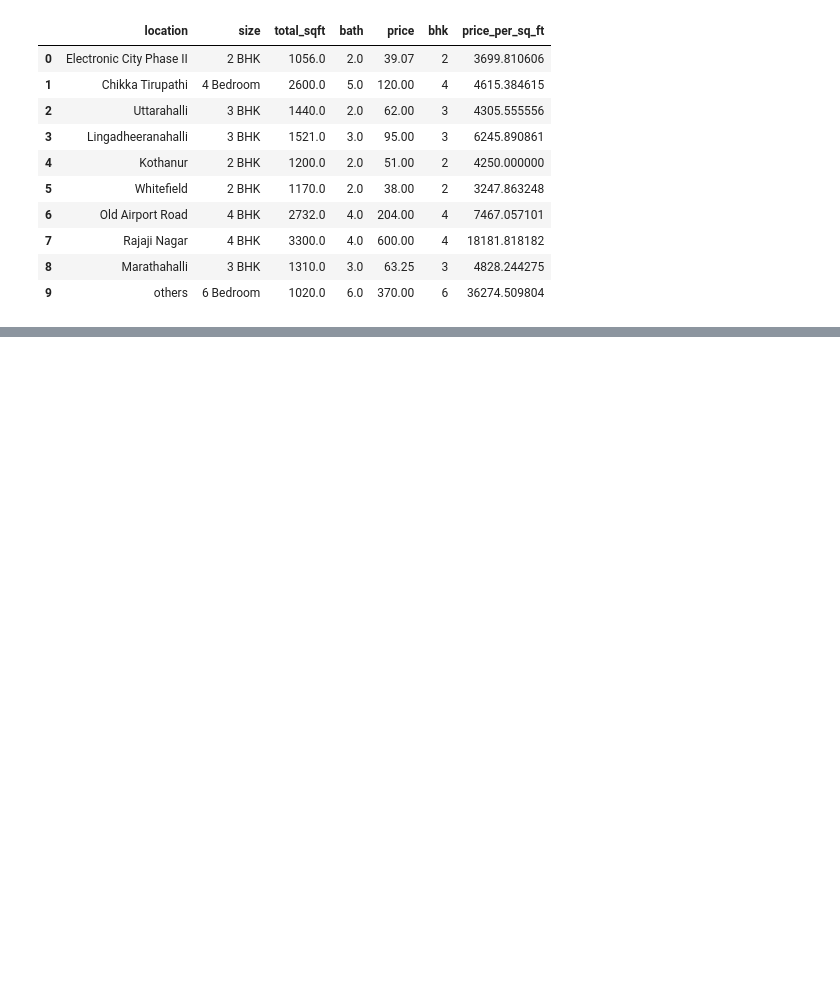
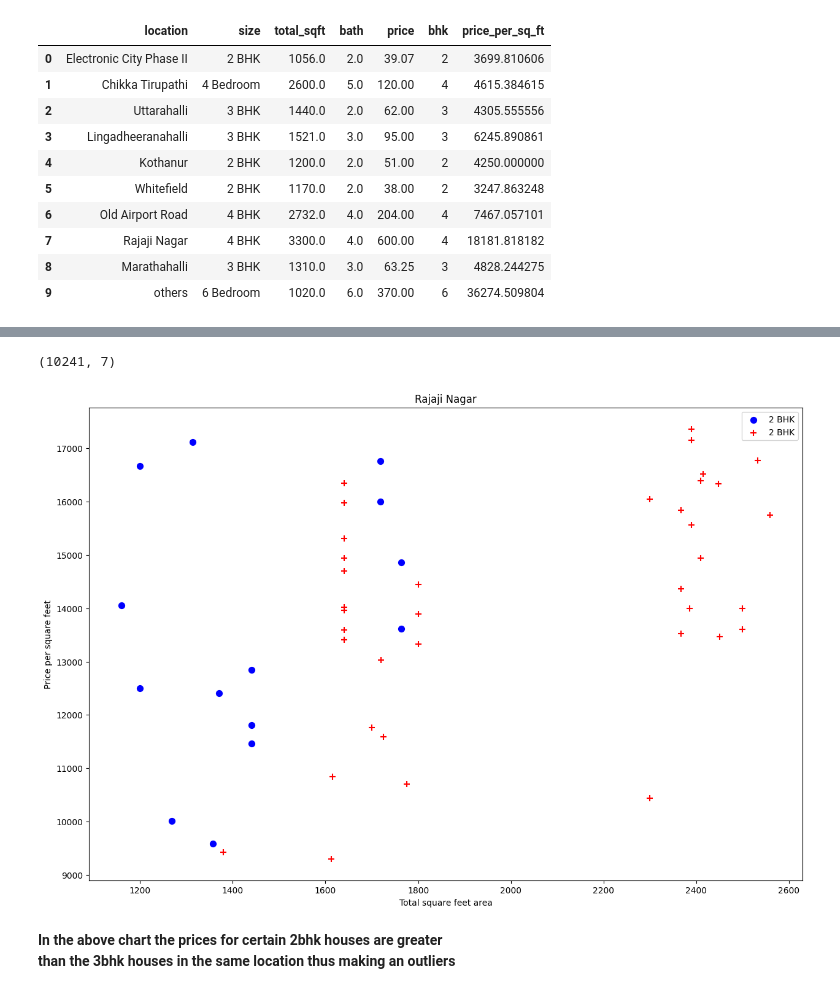
Before and after one commit to hariThorve/RealEstate_Price_prediction_project, a Jupyter notebook: realEstatepricePrediction.ipynb, the cells around one changed output, grey strips where cells are left out. Saved outputs shown, nothing was run; the diff lists cells and outputs as text; code cells hidden in the pictures; blank space fills up the shorter version.

```diff
--- a/realEstatepricePrediction.ipynb
+++ b/realEstatepricePrediction.ipynb
@@ -224,0 +241,4 @@ df4.head(10)
+# %%
+#removing the outliers in the sqft columns
+df5 = df4[-(df4.total_sqft/df4.bhk<300)]
+df5.shape
@@ -224,0 +260,35 @@ df4.head(10)
+# %%
+#in the above statement the outliers are the mininmum and the maximum values
+#removing price_per_sqft outliers
+
+def remove_pps_outliers(df):
+  df_out = pd.DataFrame()
+  for key, subdf in df.groupby('location'):
+    m = np.mean(subdf.price_per_sq_ft)
+    st = np.std(subdf.price_per_sq_ft)
+    reduced_df = subdf[(subdf.price_per_sq_ft > (m-st)) & (subdf.price_per_sq_ft <= (m+st))]
+    df_out = pd.concat([df_out,reduced_df], ignore_index=True)
+  return df_out
+
+df6 = remove_pps_outliers(df5)
+df6.shape
+# %% [output]
+(10241, 7)
+# %%
+def plot_scatter_chart(df, location):
+  bh2 = df[(df.location==location) &(df.bhk==2)]
+  bh3 = df[(df.location==location) &(df.bhk==3)]
+  matplotlib.rcParams['figure.figsize'] = (15, 10)
+  plt.scatter(bh2.total_sqft, bh2.price_per_sq_ft, color="blue", label="2 BHK", s=50)
+  plt.scatter(bh3.total_sqft, bh3.price_per_sq_ft, color="red",marker ="+", label="2 BHK", s=50)
+  plt.xlabel("Total square feet area")
+  plt.ylabel("Price per square feet")
+  plt.title(location)
+  plt.legend()
+
+plot_scatter_chart(df6, "Rajaji Nagar")
+# %% [output]
+[figure, added]
+# %% [markdown]
+**In the above chart the prices for certain 2bhk houses are greater<br>
+than the 3bhk houses in the same location thus making an outliers**
```
Also changed, not shown: parts of 27 cells of this notebook.
